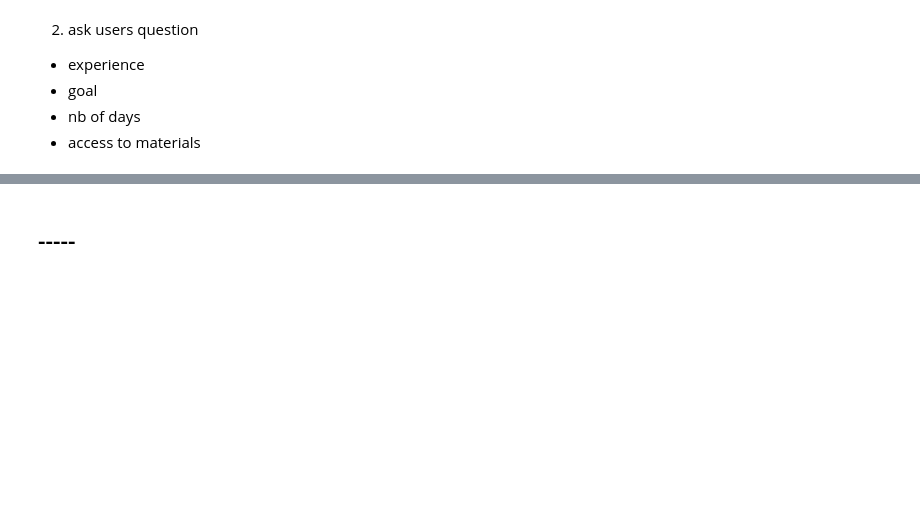
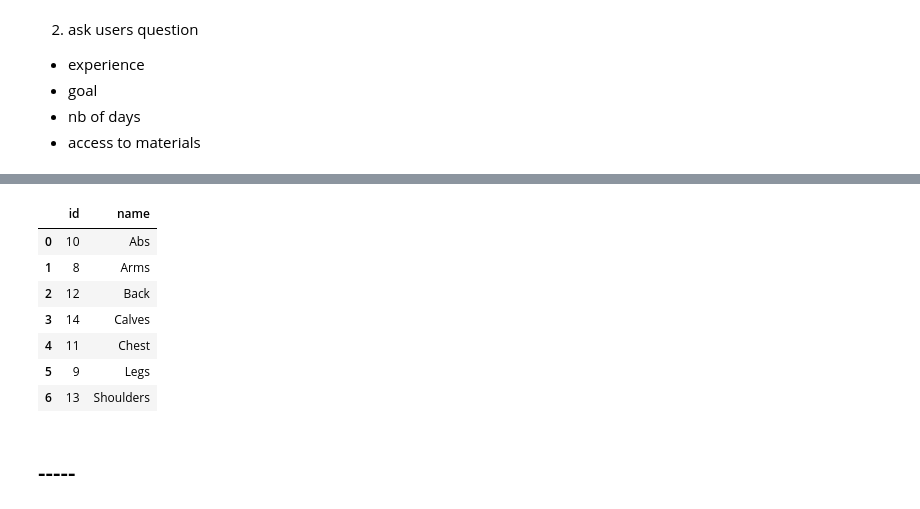
Before and after one commit to FrankyDBravo/geneGym, a Jupyter notebook: Untitled.ipynb, the cells around one changed output, grey strips where cells are left out. Drawn from its saved outputs; the diff is of its cells as text; code cells hidden in the pictures; blank space fills up the shorter version.

Commit message:
added exercises

```diff
--- a/Untitled.ipynb
+++ b/Untitled.ipynb
@@ -14,7 +14,7 @@ import pandas as pd
 - nb of days
 - access to materials
 # %%
-url = "https://wger.de/api/v2/exercisebaseinfo/?language=2&limit=2000"
+url = "https://wger.de/api/v2/exercisecategory/?language=2&limit=2000"
 data = requests.get(url)
 # %%
 len(df_exercise)
@@ -23,3 +23,16 @@ len(df_exercise)
+# %%
+all_exercise = data.json()
+df_muscle = pd.DataFrame(data = all_exercise['results'])
+df_muscle
+# %% [output]
+|  | id | name |
+| 0 | 10 | Abs |
+| 1 | 8 | Arms |
+| 2 | 12 | Back |
+| 3 | 14 | Calves |
+| 4 | 11 | Chest |
+| 5 | 9 | Legs |
+| 6 | 13 | Shoulders |
 # %%
 all_exercise = data.json()
 df_muscle = pd.DataFrame(data = all_exercise['results'])
```
Also changed, not shown: parts of 9 cells of this notebook, 3 other files.
